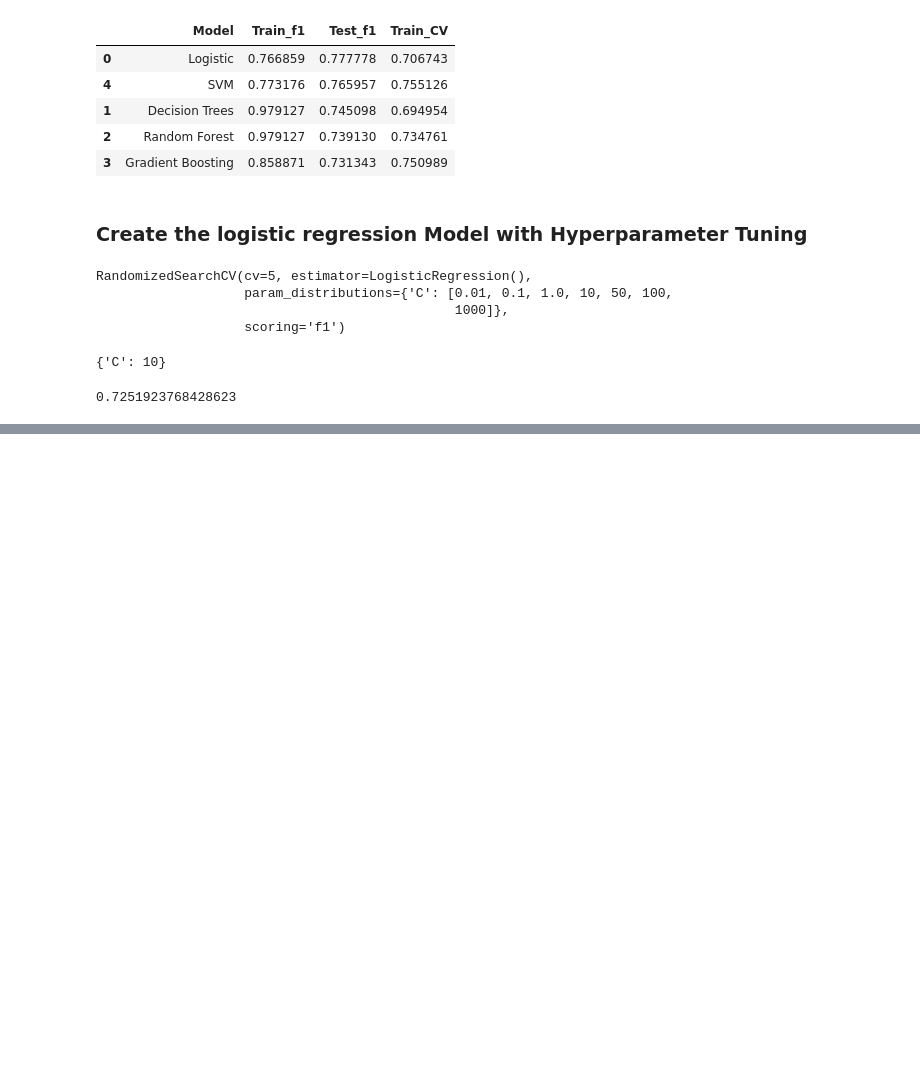
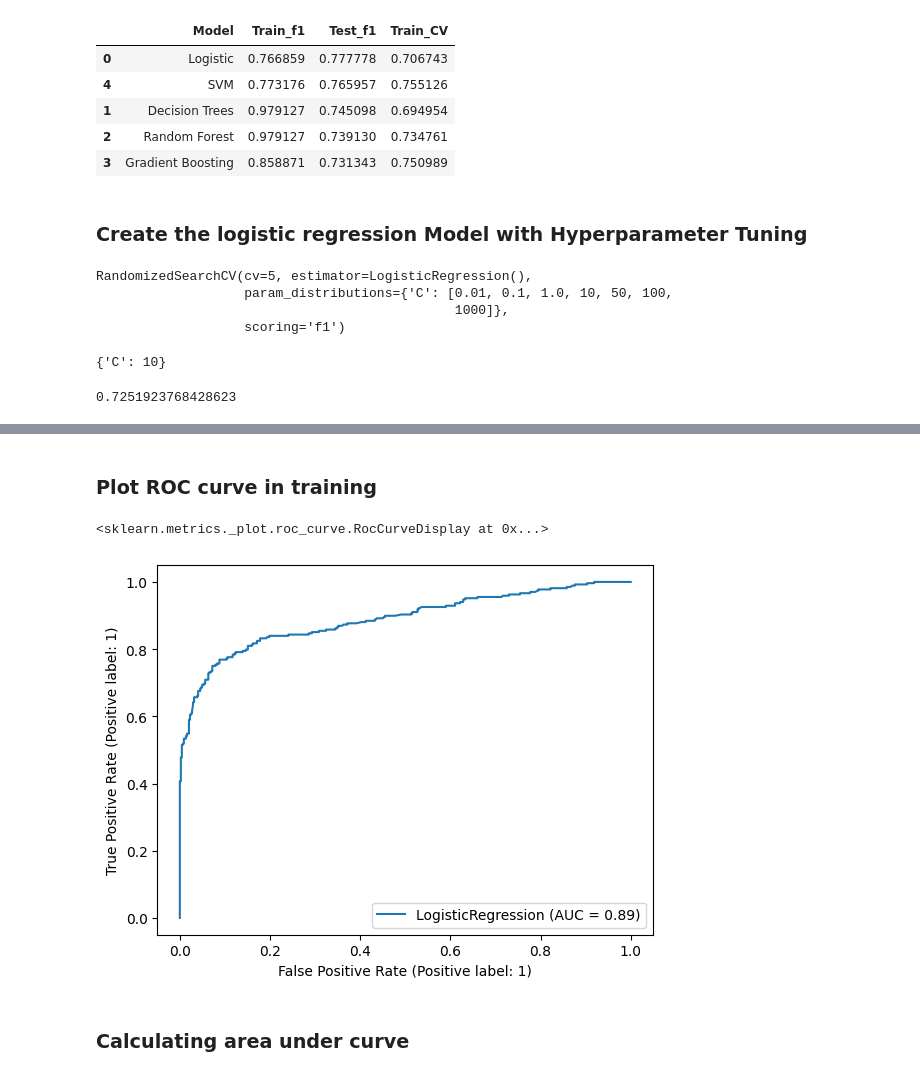
Before and after one commit to Mahadling/Shri-Swami1, a Jupyter notebook: Algorithm Evaluation/AlgoEvaluation.ipynb, the cells around one changed output, grey strips where cells are left out. Saved outputs shown, nothing was run; the diff lists cells and outputs as text; code cells hidden in the pictures; blank space fills up the shorter version.

```diff
--- a/Algorithm Evaluation/AlgoEvaluation.ipynb
+++ b/Algorithm Evaluation/AlgoEvaluation.ipynb
@@ -279,0 +358,9 @@ rscv.best_score_
+# %% [markdown]
+### Plot ROC curve in training
+# %%
+RocCurveDisplay.from_estimator(best_lr, xtrain, ytrain)
+# %% [output]
+<sklearn.metrics._plot.roc_curve.RocCurveDisplay at 0x...>
+[figure, added]
+# %% [markdown]
+### Calculating area under curve
```
Also changed, not shown: parts of 35 cells of this notebook, 3 other files.
